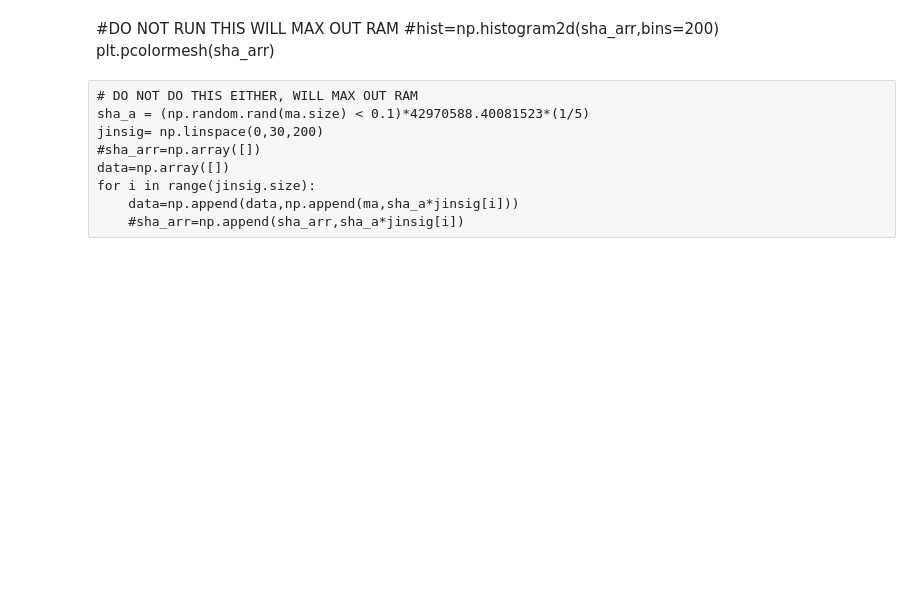
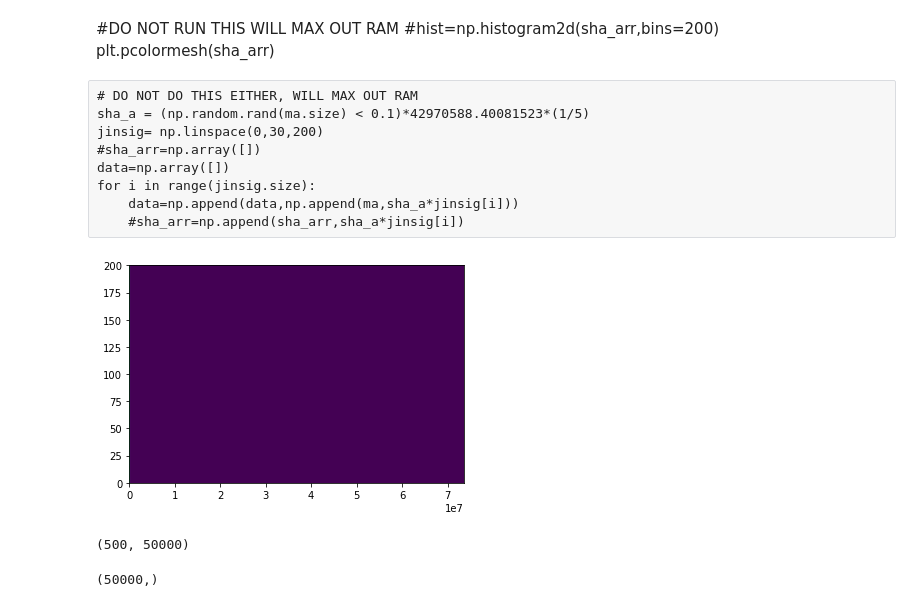
Before and after one commit to maria8ch/Phys434_BigData, a Jupyter notebook: lab6_Berres.ipynb, the cells around one changed output. Cells and saved outputs as stored; diff of their text form; code cells hidden in the pictures; blank space fills up the shorter version.

```diff
--- a/lab6_Berres.ipynb
+++ b/lab6_Berres.ipynb
@@ -205,0 +221,10 @@ jinji=ma+sha
+# %%
+maria= np.random.choice(ma,size=50_000)
+# %%
+signal_strengths = np.linspace(0, 200,500)
+sha = (np.random.rand(500,maria.size) < 0.25)#*42970588.40081523*(1/5)
+# %%
+_, signal_strengths_grid = np.meshgrid(sha[0, :], signal_strengths)
+signal = sha * signal_strengths_grid
+# %%
+obs = signal+maria
@@ -310,3 +339,18 @@ data=np.array([])
 for i in range(jinsig.size):
     data=np.append(data,np.append(ma,sha_a*jinsig[i]))
     #sha_arr=np.append(sha_arr,sha_a*jinsig[i])
+# %%
+hist=np.histogram2d(obs.flatten(), signal_strengths_grid.flatten(), bins=500, density=True)
+plt.imshow(np.transpose(hist[0]),origin='bottom',extent=(0, obs.max(), signal_strengths.min(), signal_strengths.max()),vmin=0)
+#plt.ylim(0,3)
+plt.gca().set_aspect('auto')
+# %% [output]
+[figure, added]
+# %%
+obs.shape
+# %% [output]
+(500, 50000)
+# %%
+maria.shape
+# %% [output]
+(50000,)
```
Also changed, not shown: parts of 24 cells of this notebook.
